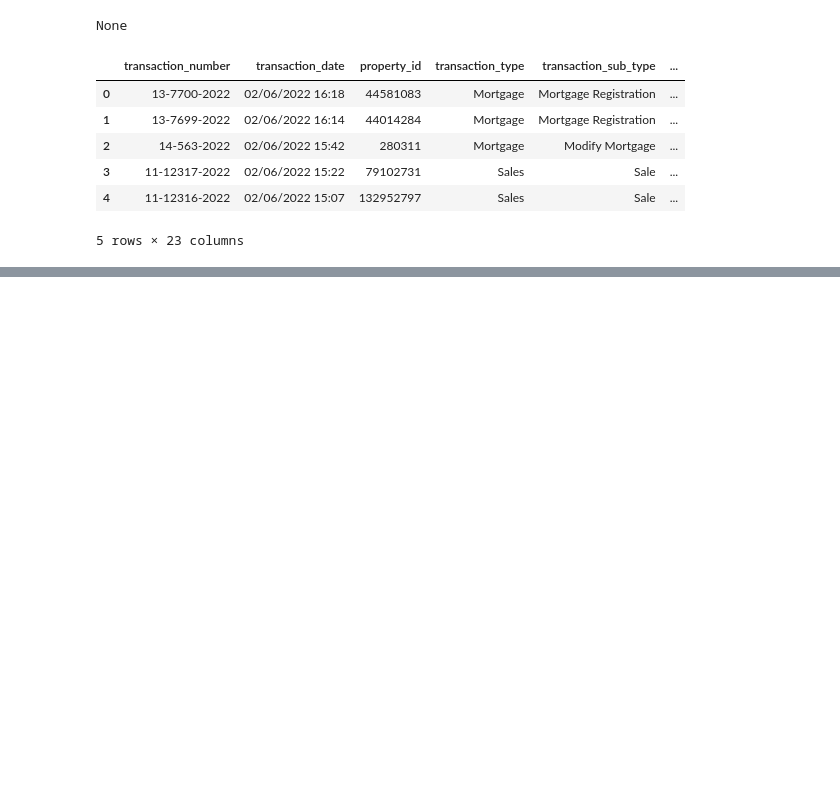
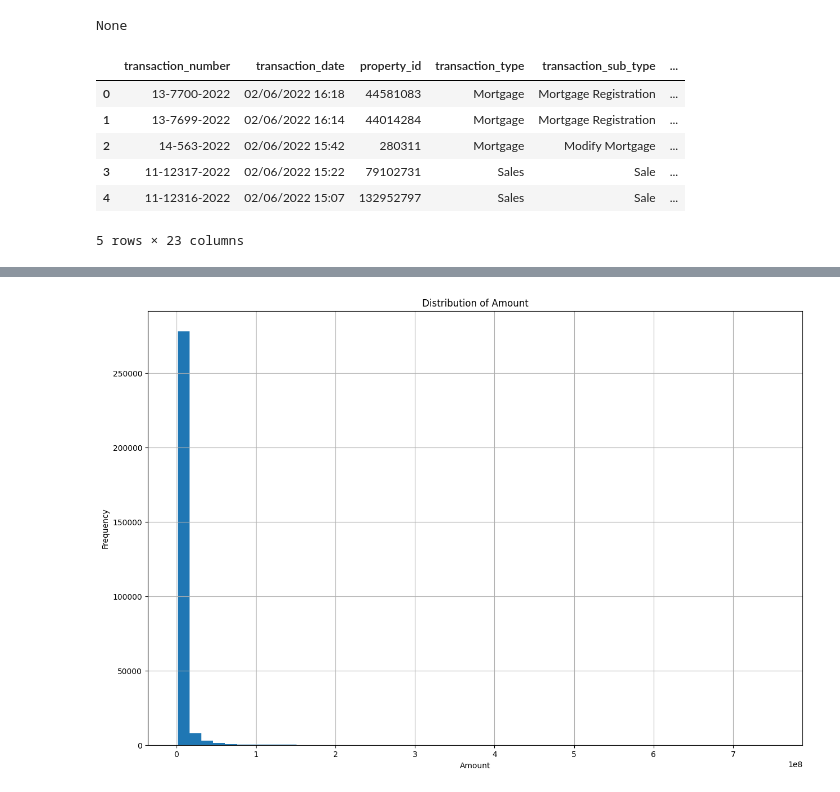
Before and after one commit to apostleoffinance/dubai-real-estate, a Jupyter notebook: sales.ipynb, the cells around one changed output, grey strips where cells are left out. Cells and saved outputs as stored; diff of their text form; code cells hidden in the pictures; blank space fills up the shorter version.

```diff
--- a/sales.ipynb
+++ b/sales.ipynb
@@ -40,3 +44,8 @@ sales_df.head()
 | 3 | 11-12317-2022 | 02/06/2022 15:22 | 79102731 | Sales | Sale | ... |
 | 4 | 11-12316-2022 | 02/06/2022 15:07 | 132952797 | Sales | Sale | ... |
 5 rows × 23 columns
+# %%
+#convert 'transaction_date' column to datetime format and remove time component
+sales_df['transaction_date'] = pd.to_datetime(sales_df['transaction_date'], errors='coerce').dt.date
+
+print(sales_df.head())
@@ -42,0 +314,11 @@ sales_df.head()
+# %%
+import matplotlib.pyplot as plt
+
+# Plot the histogram for the 'amount' column to visualize the distribution
+sales_df['amount'].hist(bins=50, figsize=(15, 10))
+plt.title('Distribution of Amount')
+plt.xlabel('Amount')
+plt.ylabel('Frequency')
+plt.show()
+# %% [output]
+[figure, added]
```
Also changed, not shown: parts of 37 cells of this notebook, 1 other file.
